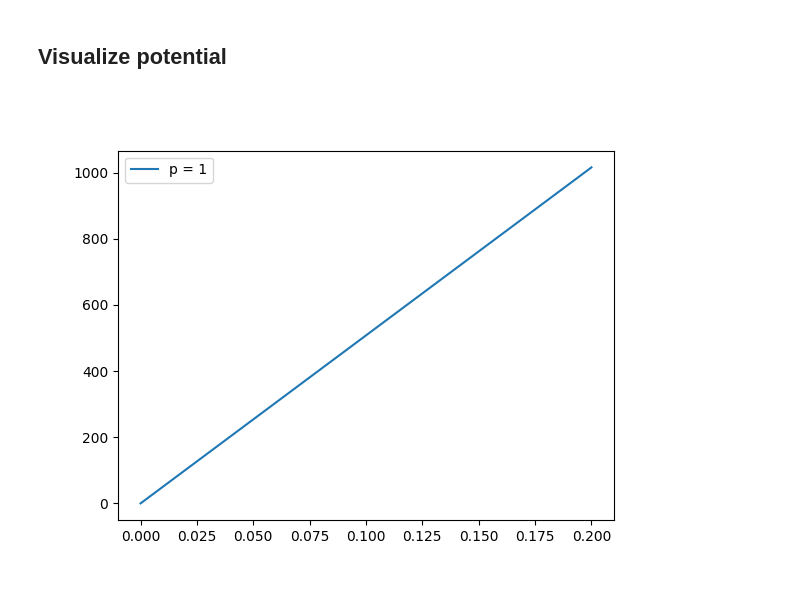
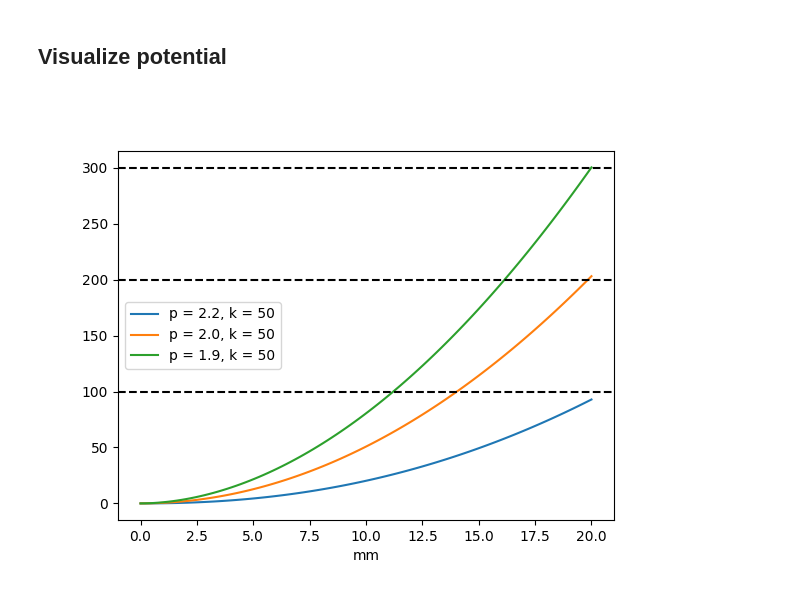
Before and after one commit to Adrianodelvincio/alphag_frequentist_analysis_2025, a Jupyter notebook: toy/Testing.ipynb, the cells around one changed output. Cells and saved outputs as stored; diff of their text form; code cells hidden in the pictures.

```diff
--- a/toy/Testing.ipynb
+++ b/toy/Testing.ipynb
@@ -593,18 +594,47 @@ Text(0.5, 0, 'Potential')
 # %%
 plt.figure(4)
 
-x = np.linspace(0, 0.20, 100)
-degree = 1
+x = np.linspace(0, 0.020, 100)
+
+degree = 2.2
+k      = 50
 Potential = BfieldExtended(Bfield_17mT,
                            x,
                            np.ones(100)*0,
                            np.ones(100)*CONSTANTS.Zmid,
-                           0.5,
+                           k,
                            degree) * 10000
 Potential -= min(Potential)
+plt.plot(x*1000, Potential, label = f"p = {degree}, k = {k}")
 
-plt.plot(x, Potential, label = f"p = {degree}")
+degree = 2.
+k      = 50
+Potential = BfieldExtended(Bfield_17mT,
+                           x,
+                           np.ones(100)*0,
+                           np.ones(100)*CONSTANTS.Zmid,
+                           k,
+                           degree) * 10000
+Potential -= min(Potential)
+plt.plot(x*1000, Potential, label = f"p = {degree}, k = {k}")
+
+degree = 1.9
+k      = 50
+Potential = BfieldExtended(Bfield_17mT,
+                           x,
+                           np.ones(100)*0,
+                           np.ones(100)*CONSTANTS.Zmid,
+                           k,
+                           degree) * 10000
+Potential -= min(Potential)
+plt.plot(x*1000, Potential, label = f"p = {degree}, k = {k}")
+
+plt.axhline(200, linestyle = "--", color = "black")
+plt.axhline(300, linestyle = "--", color = "black")
+plt.axhline(100, linestyle = "--", color = "black")
+plt.xlabel("mm")
+
 plt.legend()
 plt.show()
 # %% [output]
-[figure, old version]
+[figure, new version]
```
Also changed, not shown: parts of 11 cells of this notebook, 3 other files.
